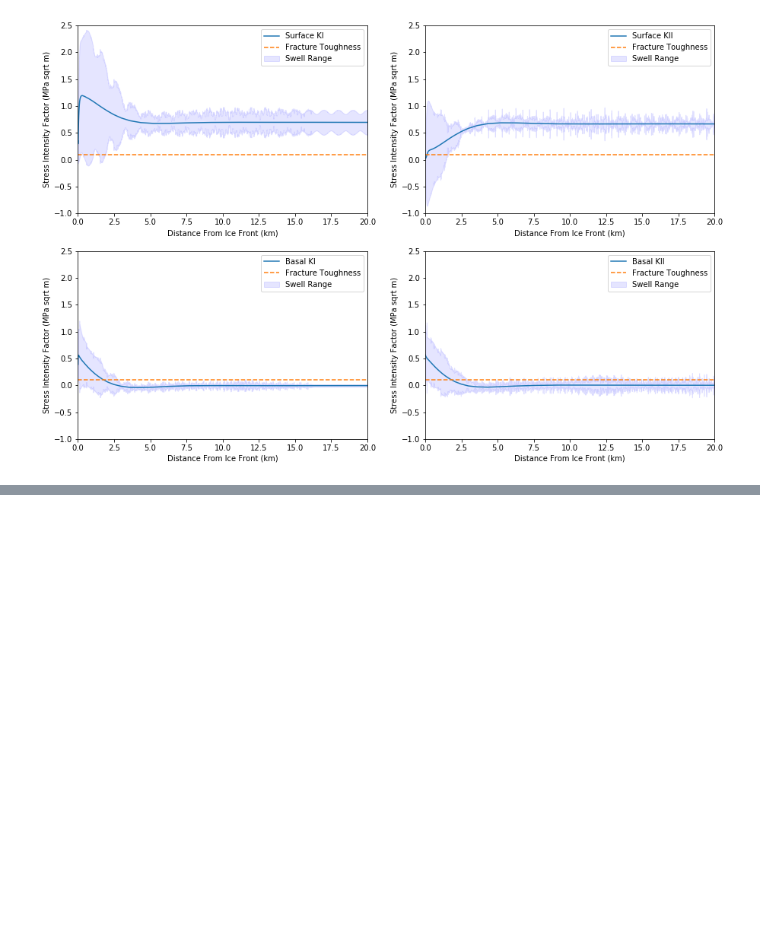
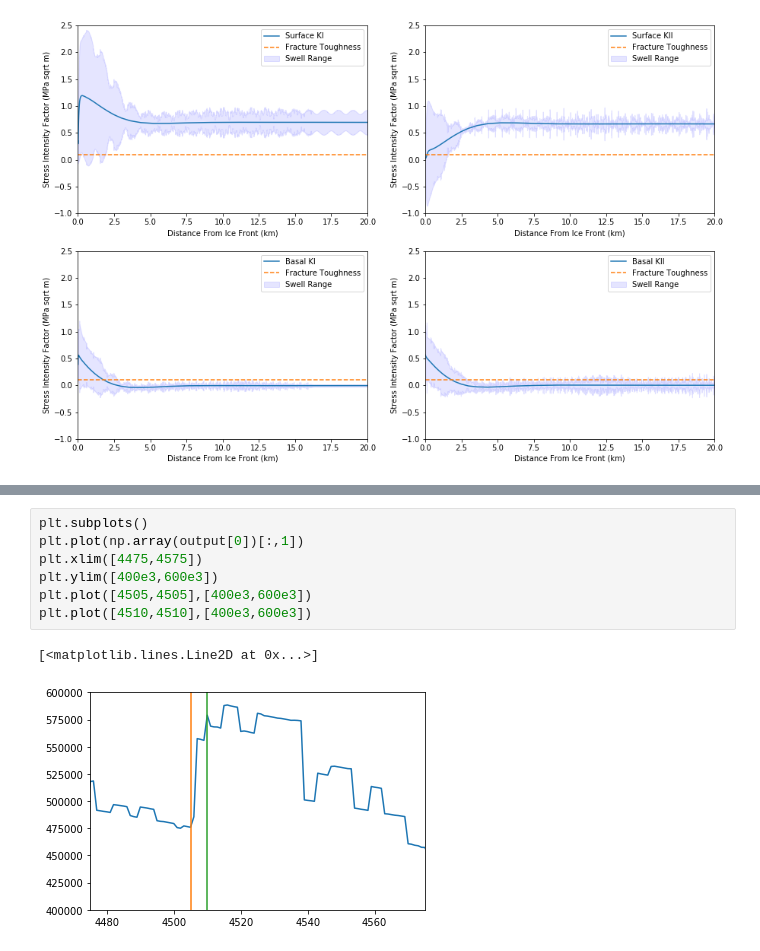
Before and after one commit to bradlipovsky/crevasserator, a Jupyter notebook: crevasse-model-parameter-space.ipynb, the cells around one changed output, grey strips where cells are left out. Saved outputs shown, nothing was run; the diff lists cells and outputs as text; blank space fills up the shorter version.

```diff
--- a/crevasse-model-parameter-space.ipynb
+++ b/crevasse-model-parameter-space.ipynb
@@ -228,3 +228,13 @@ for i,this_ax in enumerate((ax1,ax2,ax3,ax4)):
 #     this_ax.colorbar(c)
 # %% [output]
 [figure]
+# %%
+plt.subplots()
+plt.plot(np.array(output[0])[:,1])
+plt.xlim([4475,4575])
+plt.ylim([400e3,600e3])
+plt.plot([4505,4505],[400e3,600e3])
+plt.plot([4510,4510],[400e3,600e3])
+# %% [output]
+[<matplotlib.lines.Line2D at 0x...>]
+[figure, added]
```
Also changed, not shown: parts of 1 cell of this notebook, 3 other files.
